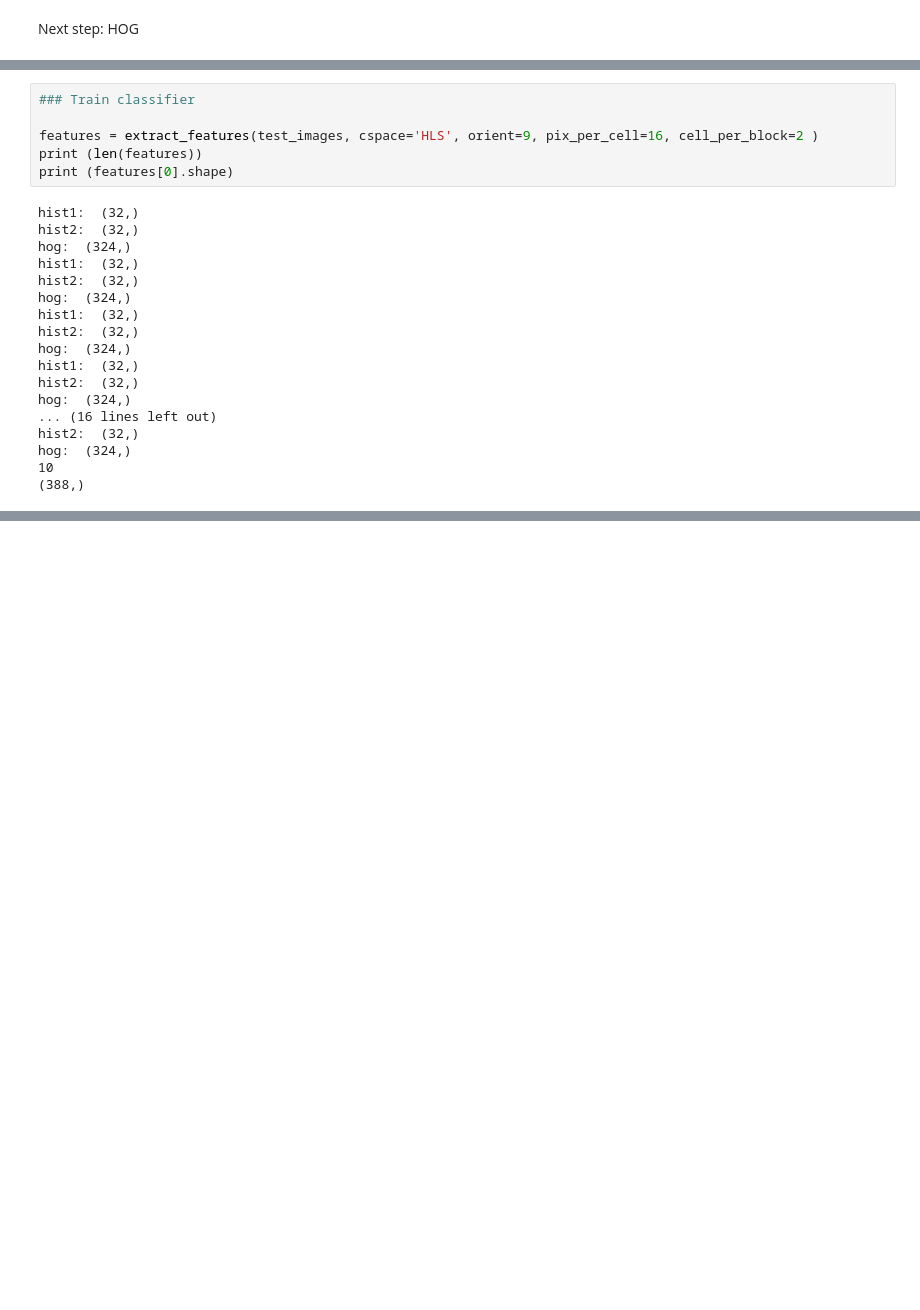
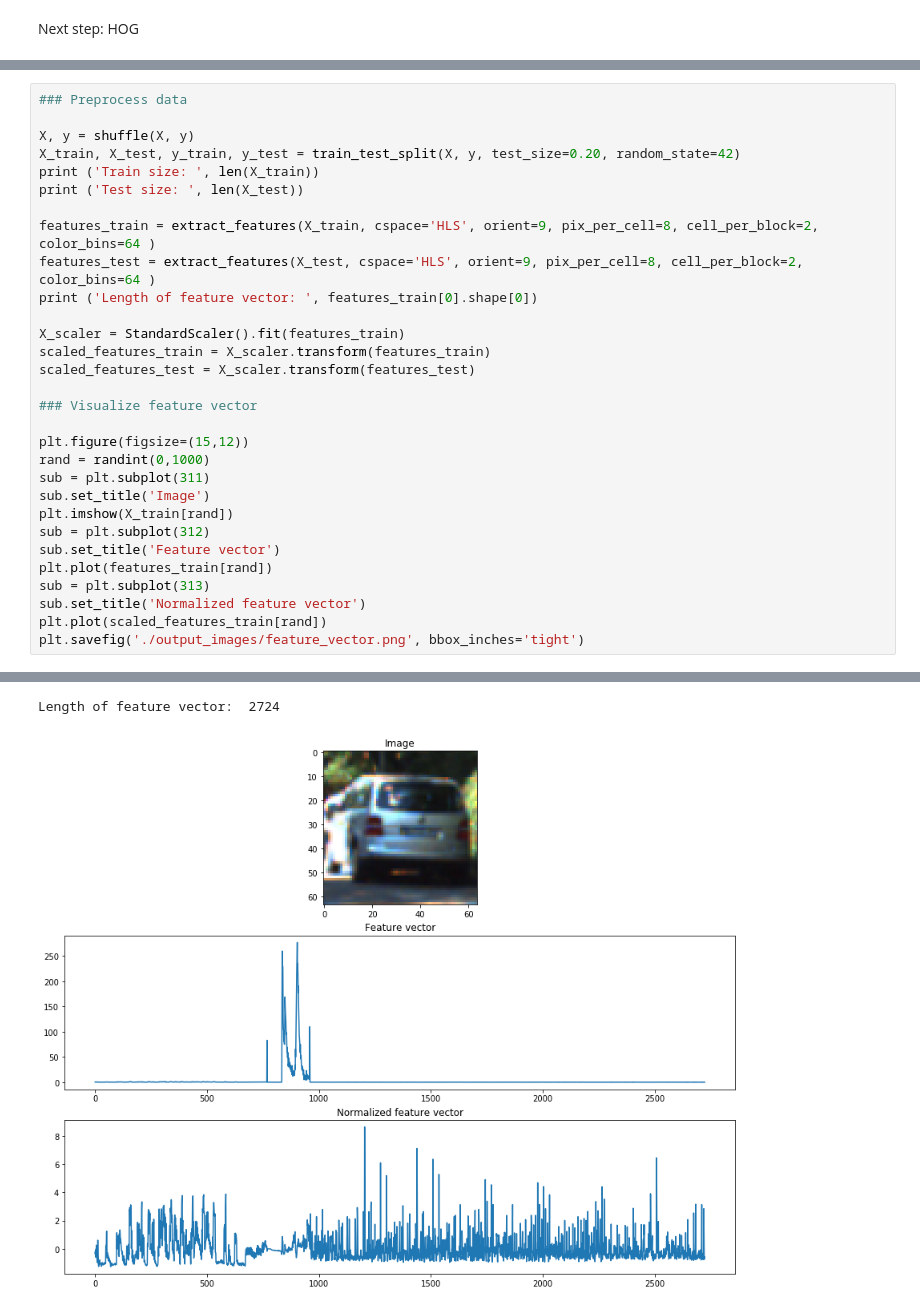
Before and after one commit to KonArtist02/CarND-Vehicle-Detection, a Jupyter notebook: CarND-Vehicle-Detection.ipynb, the cells around one changed output, grey strips where cells are left out. Cells and saved outputs as stored; diff of their text form; blank space fills up the shorter version.

```diff
--- a/CarND-Vehicle-Detection.ipynb
+++ b/CarND-Vehicle-Detection.ipynb
@@ -240,24 +231,31 @@ feature vector length:  900
-# %%
-### Train classifier
-
-features = extract_features(test_images, cspace='HLS', orient=9, pix_per_cell=16, cell_per_block=2 )
-print (len(features))
-print (features[0].shape)
-# %% [output]
-hist1:  (32,)
-hist2:  (32,)
-hog:  (324,)
-hist1:  (32,)
-hist2:  (32,)
-hog:  (324,)
-hist1:  (32,)
-hist2:  (32,)
-hog:  (324,)
-hist1:  (32,)
-hist2:  (32,)
-hog:  (324,)
-... (16 lines left out)
-hist2:  (32,)
-hog:  (324,)
-10
-(388,)
+# %%
+### Preprocess data
+
+X, y = shuffle(X, y)
+X_train, X_test, y_train, y_test = train_test_split(X, y, test_size=0.20, random_state=42)
+print ('Train size: ', len(X_train))
+print ('Test size: ', len(X_test))
+
+features_train = extract_features(X_train, cspace='HLS', orient=9, pix_per_cell=8, cell_per_block=2, color_bins=64 )
+features_test = extract_features(X_test, cspace='HLS', orient=9, pix_per_cell=8, cell_per_block=2, color_bins=64 )
+print ('Length of feature vector: ', features_train[0].shape[0])
+
+X_scaler = StandardScaler().fit(features_train)
+scaled_features_train = X_scaler.transform(features_train)
+scaled_features_test = X_scaler.transform(features_test)
+
+### Visualize feature vector
+
+plt.figure(figsize=(15,12))
+rand = randint(0,1000)
+sub = plt.subplot(311)
+sub.set_title('Image')
+plt.imshow(X_train[rand])
+sub = plt.subplot(312)
+sub.set_title('Feature vector')
+plt.plot(features_train[rand])
+sub = plt.subplot(313)
+sub.set_title('Normalized feature vector')
+plt.plot(scaled_features_train[rand])
+plt.savefig('./output_images/feature_vector.png', bbox_inches='tight')
+# %% [output]
@@ -263,0 +264,2 @@ hog:  (324,)
+Length of feature vector:  2724
+[figure, added]
```
Also changed, not shown: parts of 7 cells of this notebook, 6 other files.
